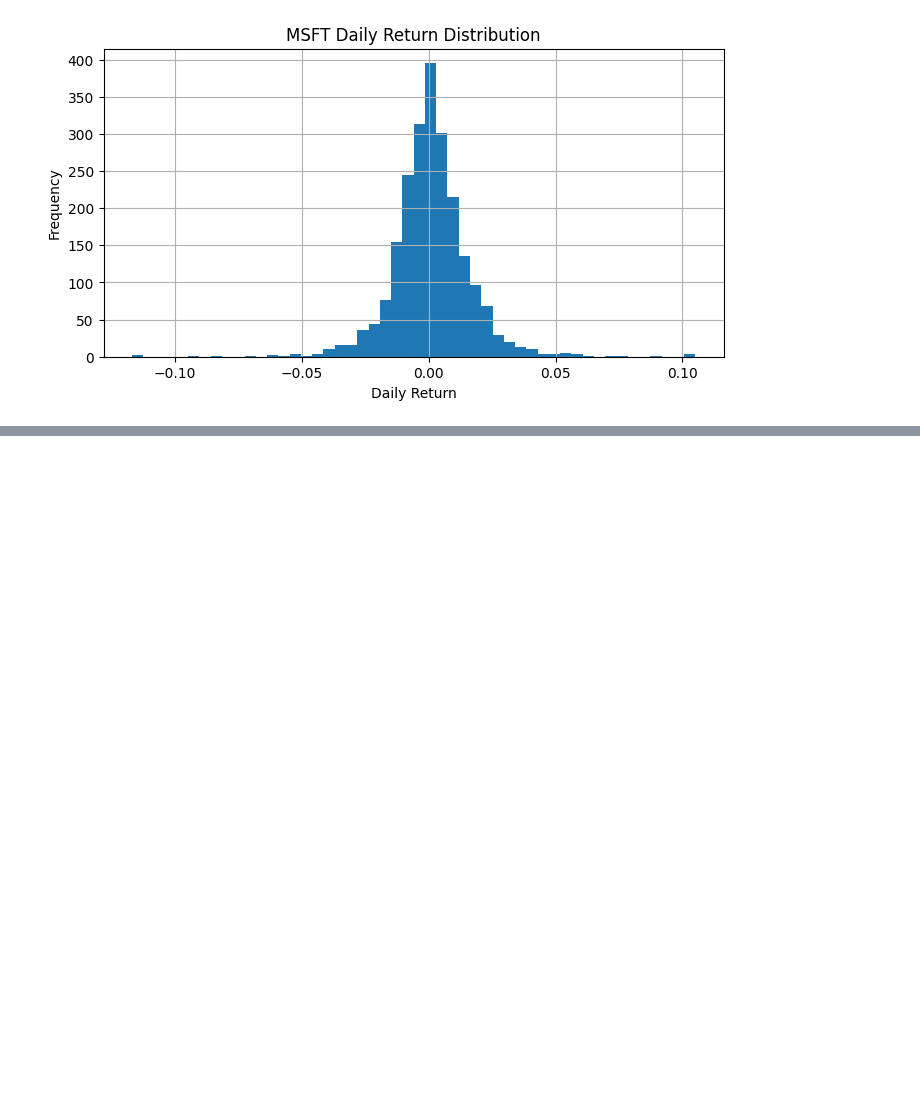
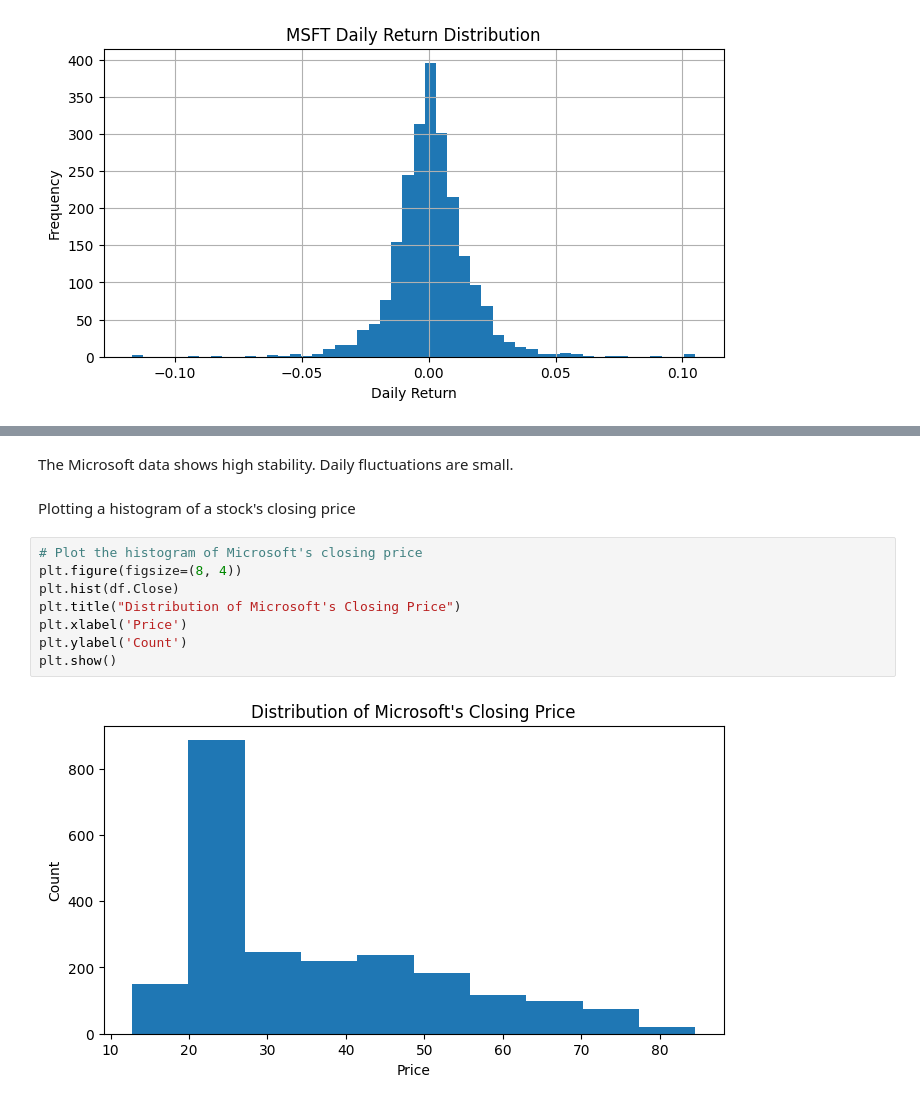
Before and after one commit to Coolgayte/cs3244-stock-forecasting, a Jupyter notebook: notebooks/Microsoft_EDA.ipynb, the cells around one changed output, grey strips where cells are left out. Cells and saved outputs as stored; diff of their text form; blank space fills up the shorter version.

```diff
--- a/notebooks/Microsoft_EDA.ipynb
+++ b/notebooks/Microsoft_EDA.ipynb
@@ -101,0 +119,14 @@ plt.show()
+# %% [markdown]
+The Microsoft data shows high stability. Daily fluctuations are small.
+# %% [markdown]
+Plotting a histogram of a stock's closing price
+# %%
+# Plot the histogram of Microsoft's closing price
+plt.figure(figsize=(8, 4))
+plt.hist(df.Close)
+plt.title("Distribution of Microsoft's Closing Price")
+plt.xlabel('Price')
+plt.ylabel('Count')
+plt.show()
+# %% [output]
+[figure, added]
```
Also changed, not shown: parts of 12 cells of this notebook.
